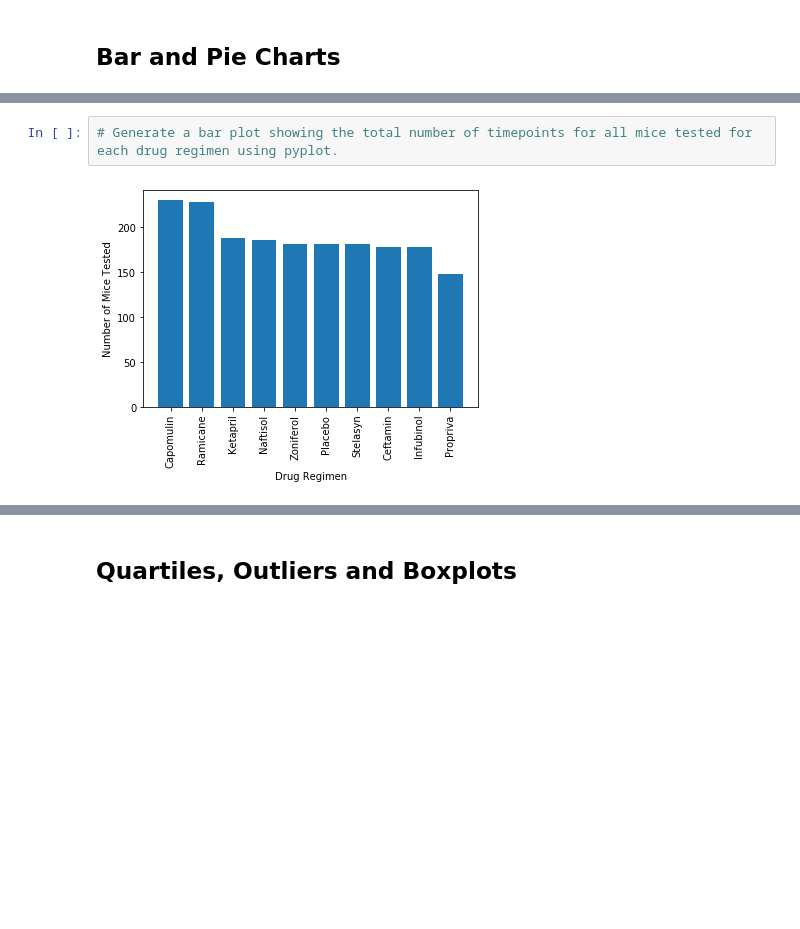
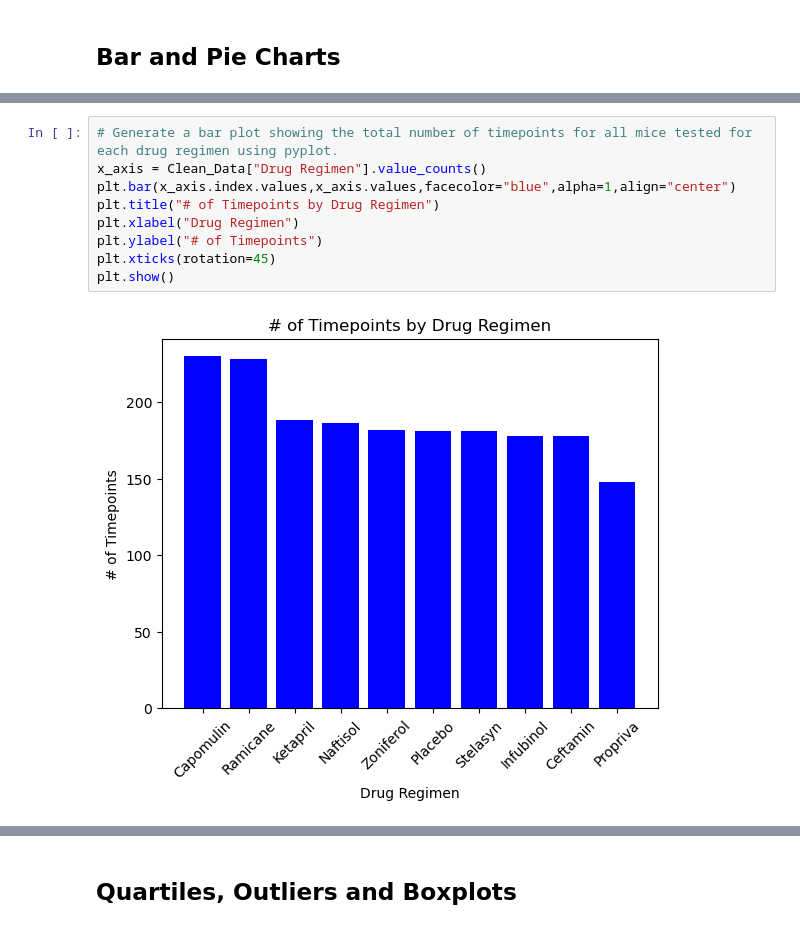
Before and after one commit to CameronLeslie1/Module_5_Challenge, a Jupyter notebook: module_5_starter_code/Pymaceuticals/pymaceuticals_starter.ipynb, the cells around one changed output, grey strips where cells are left out. Saved outputs shown, nothing was run; the diff lists cells and outputs as text; blank space fills up the shorter version.

```diff
--- a/module_5_starter_code/Pymaceuticals/pymaceuticals_starter.ipynb
+++ b/module_5_starter_code/Pymaceuticals/pymaceuticals_starter.ipynb
@@ -128,6 +157,13 @@ Tumor_Vol_summary
 # %%
 # Generate a bar plot showing the total number of timepoints for all mice tested for each drug regimen using pyplot.
+x_axis = Clean_Data["Drug Regimen"].value_counts()
+plt.bar(x_axis.index.values,x_axis.values,facecolor="blue",alpha=1,align="center")
+plt.title("# of Timepoints by Drug Regimen")
+plt.xlabel("Drug Regimen")
+plt.ylabel("# of Timepoints")
+plt.xticks(rotation=45)
+plt.show()
 # %% [output]
-[figure, old version]
+[figure, new version]
 # %%
 # Generate a pie plot showing the distribution of female versus male mice using Pandas
```
Also changed, not shown: parts of 6 cells of this notebook.
